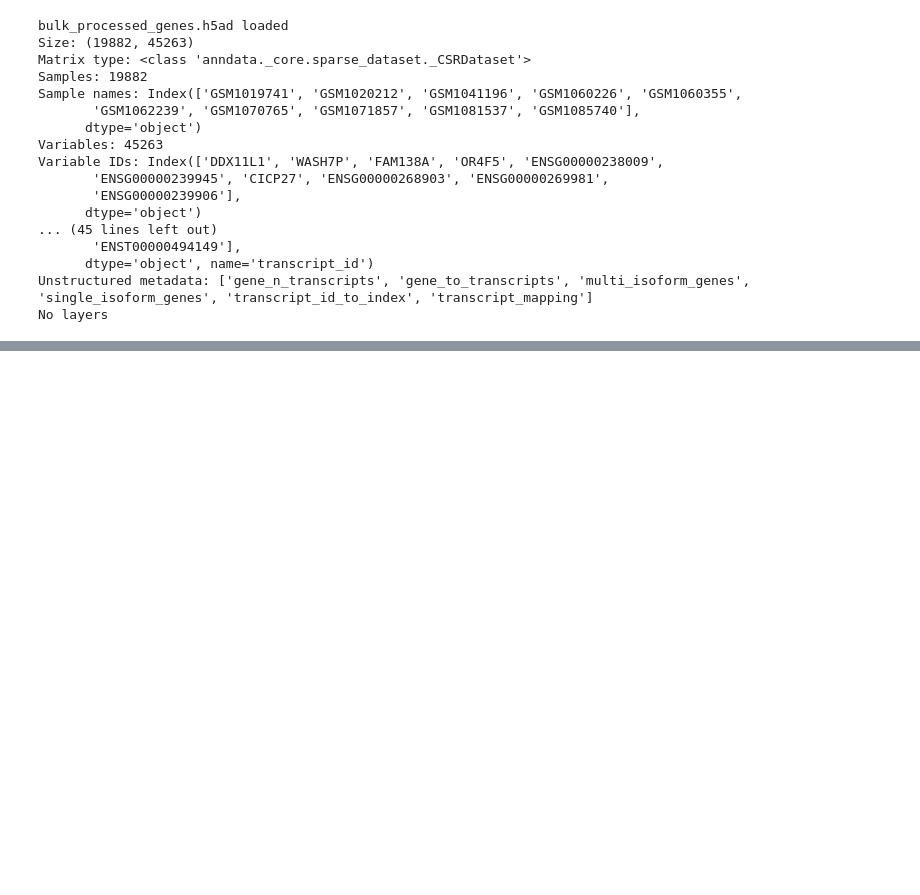
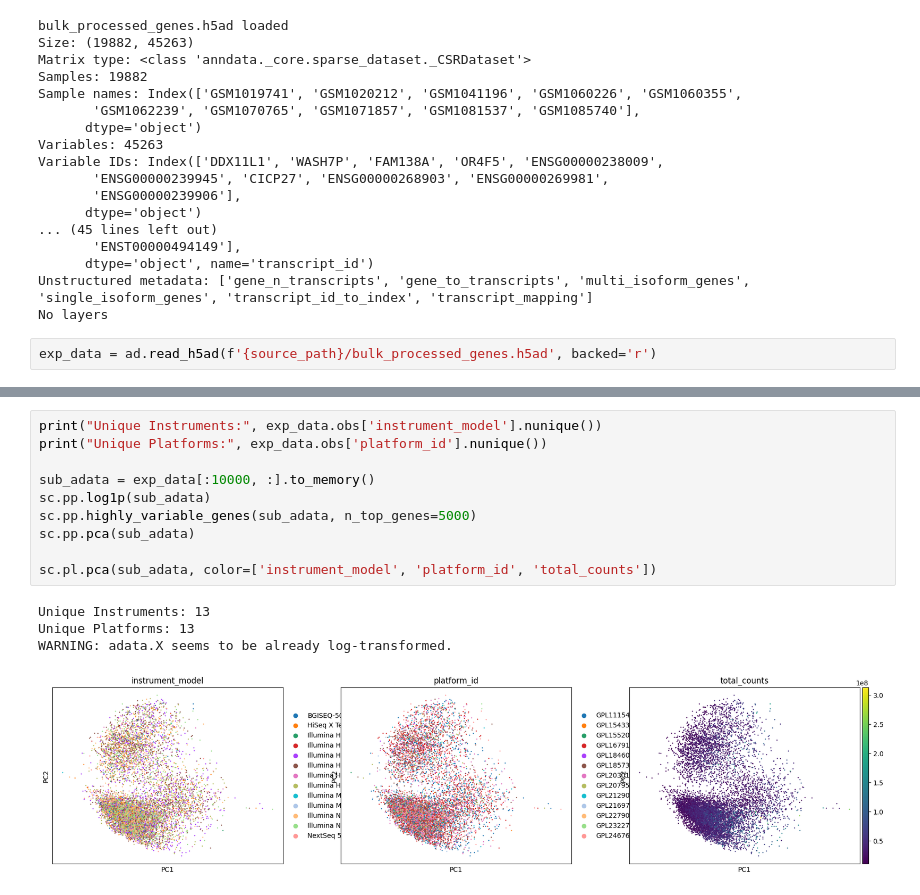
Before and after one commit to magordin/DL_project, a Jupyter notebook: notebooks/data_exploration.ipynb, the cells around one changed output, grey strips where cells are left out. Drawn from its saved outputs; the diff is of its cells as text; blank space fills up the shorter version.

Commit message:
further data exploration

```diff
--- a/notebooks/data_exploration.ipynb
+++ b/notebooks/data_exploration.ipynb
@@ -56,3 +70,5 @@ Variable IDs: Index(['DDX11L1', 'WASH7P', 'FAM138A', 'OR4F5', 'ENSG00000238009',
       dtype='object', name='transcript_id')
 Unstructured metadata: ['gene_n_transcripts', 'gene_to_transcripts', 'multi_isoform_genes', 'single_isoform_genes', 'transcript_id_to_index', 'transcript_mapping']
 No layers
+# %%
+exp_data = ad.read_h5ad(f'{source_path}/bulk_processed_genes.h5ad', backed='r')
@@ -58,0 +118,15 @@ No layers
+# %%
+print("Unique Instruments:", exp_data.obs['instrument_model'].nunique())
+print("Unique Platforms:", exp_data.obs['platform_id'].nunique())
+
+sub_adata = exp_data[:10000, :].to_memory()
+sc.pp.log1p(sub_adata)
+sc.pp.highly_variable_genes(sub_adata, n_top_genes=5000)
+sc.pp.pca(sub_adata)
+
+sc.pl.pca(sub_adata, color=['instrument_model', 'platform_id', 'total_counts'])
+# %% [output]
+Unique Instruments: 13
+Unique Platforms: 13
+WARNING: adata.X seems to be already log-transformed.
+[figure, added]
```
Also changed, not shown: parts of 4 cells of this notebook, 1 other file.
